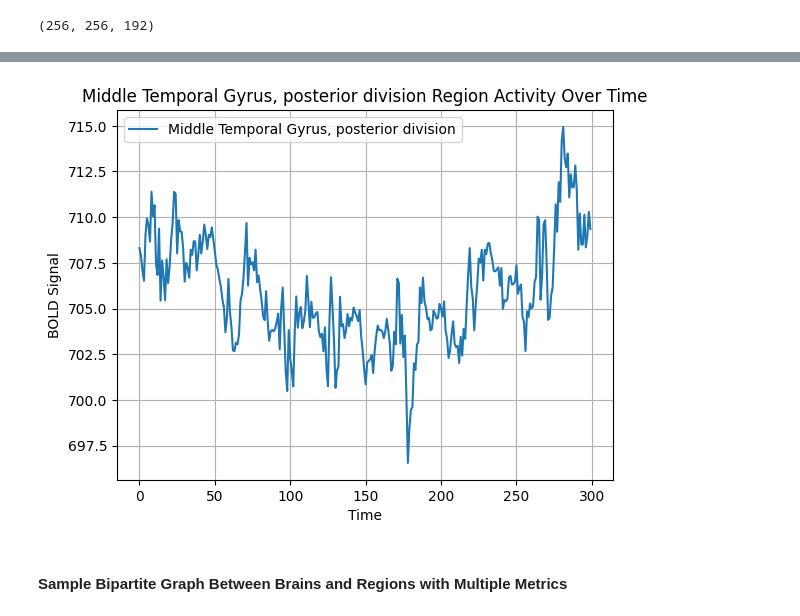
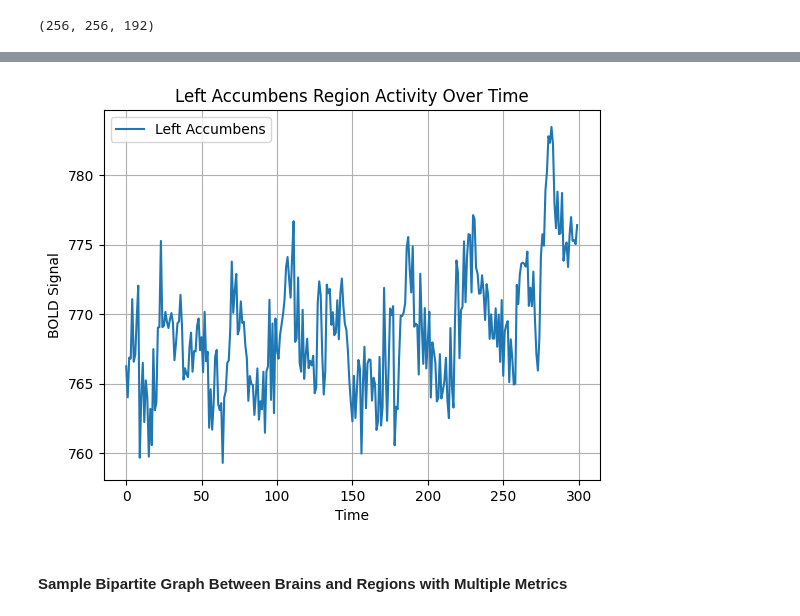
Before and after one commit to efwoods/Parkinsons_Disease_Study, a Jupyter notebook: example_data.ipynb, the cells around one changed output, grey strips where cells are left out. Drawn from its saved outputs; the diff is of its cells as text; code cells hidden in the pictures.

```diff
--- a/example_data.ipynb
+++ b/example_data.ipynb
@@ -414,0 +417,12 @@ plot_roi(resampled_atlas, bg_img=anatomical_nii, title="Registered Harvard-Oxfor
+# %%
+# Fetch the sub-cortical atlas
+atlas_subcortical = fetch_atlas_harvard_oxford('sub-maxprob-thr25-1mm')
+atlas_img_subcortical = atlas_subcortical.filename
+
+# Resample the atlas to match the anatomical image
+resampled_atlas = resample_to_img(atlas_img_subcortical, anatomical_nii, interpolation='nearest')
+# resampled_atlas = resample_to_img(atlas_img, anatomical_nii , interpolation='nearest')
+
+# Save the new resampled atlas
+resampled_atlas.to_filename("registered_atlas.nii.gz")
+plot_roi(resampled_atlas, bg_img=anatomical_nii, title="Registered Harvard-Oxford Atlas")
@@ -549,17 +568,17 @@ plt.show()
 index = 0
 # %%
 # Plot an example ROI signal
-plt.plot(roi_df.iloc[:, index], label = atlas.labels[index+1])  # Plot the first region
+plt.plot(roi_df.iloc[:, index], label = atlas_subcortical.labels[index+1])  # Plot the first region
 plt.xlabel("Time")
 plt.ylabel("BOLD Signal")
-plt.title(f"{atlas.labels[index+1]} Region Activity Over Time")
+plt.title(f"{atlas_subcortical.labels[index+1]} Region Activity Over Time")
 plt.legend()
 plt.grid(True)
 plt.show()
 index +=1
 index %= roi_df.shape[1]
 # %% [output]
-[figure, old version]
+[figure, new version]
 # %% [markdown]
 #### Sample Bipartite Graph Between Brains and Regions with Multiple Metrics
 # %%
```
Also changed, not shown: parts of 20 cells of this notebook, 2 other files.
